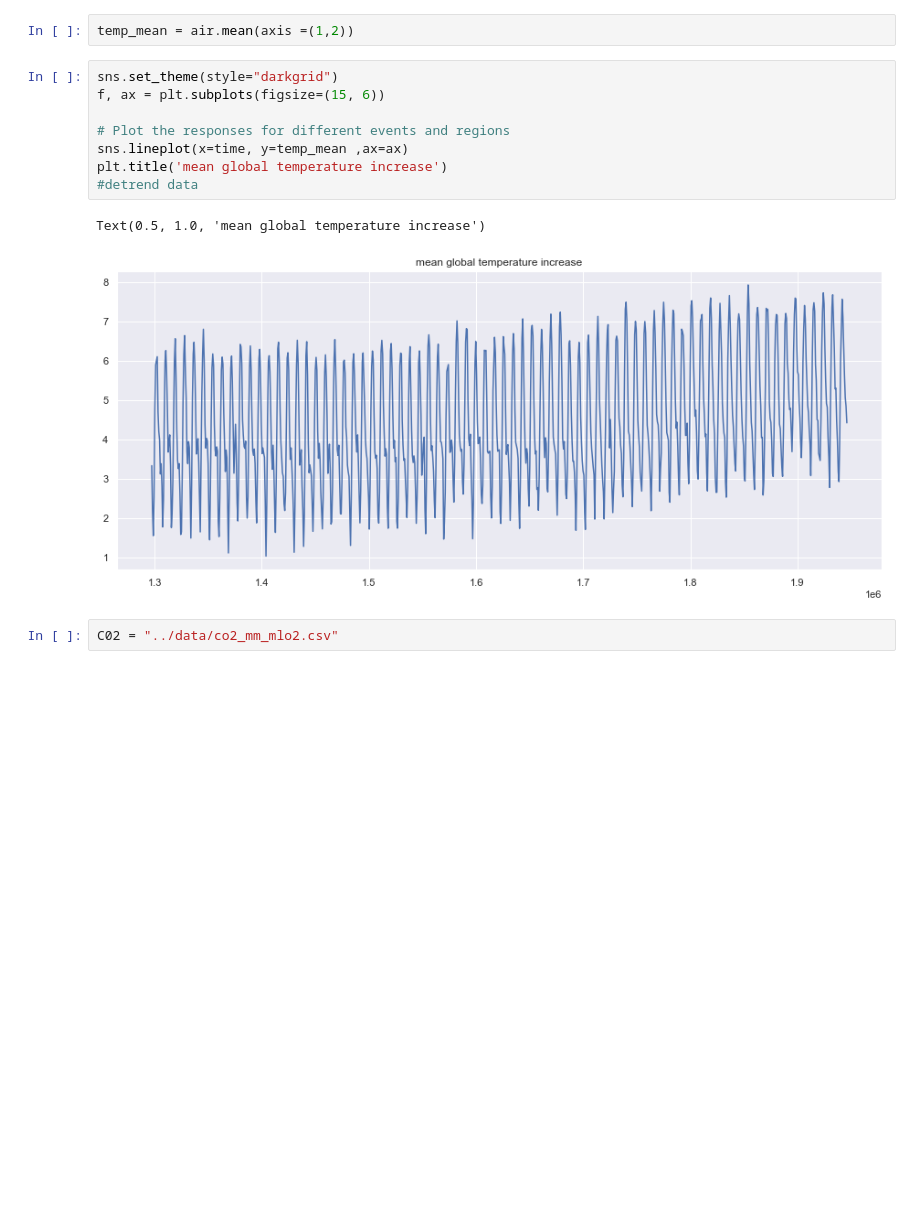
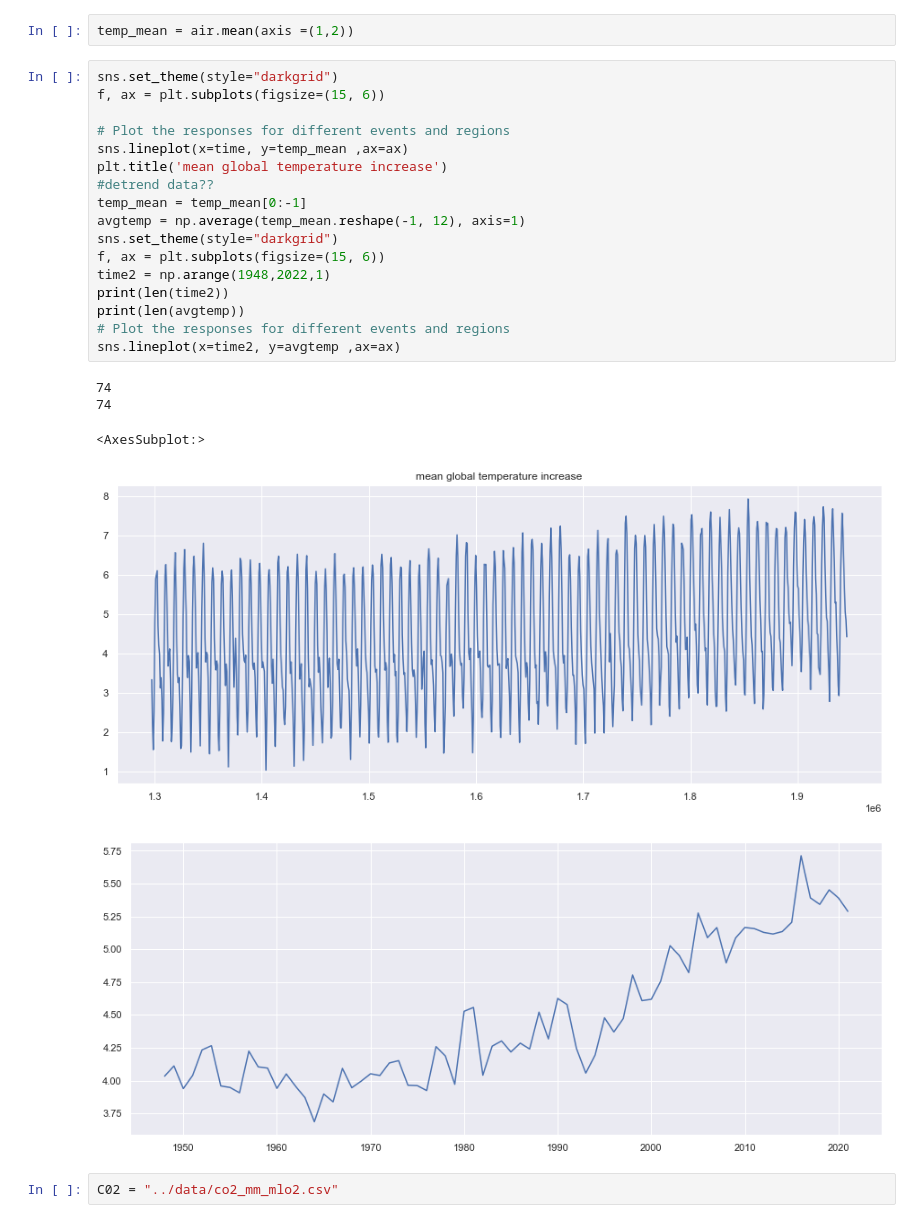
Before and after one commit to dafnep/ML-Climate-Final-Project-Template, a Jupyter notebook: src/data.ipynb, the cells around one changed output. Drawn from its saved outputs; the diff is of its cells as text; blank space fills up the shorter version.

```diff
--- a/src/data.ipynb
+++ b/src/data.ipynb
@@ -82,14 +100,26 @@ temp_mean = air.mean(axis =(1,2))
 # %%
 sns.set_theme(style="darkgrid")
 f, ax = plt.subplots(figsize=(15, 6))
 
 # Plot the responses for different events and regions
 sns.lineplot(x=time, y=temp_mean ,ax=ax)
 plt.title('mean global temperature increase')
-#detrend data
+#detrend data??
+temp_mean = temp_mean[0:-1]
+avgtemp = np.average(temp_mean.reshape(-1, 12), axis=1)
+sns.set_theme(style="darkgrid")
+f, ax = plt.subplots(figsize=(15, 6))
+time2 = np.arange(1948,2022,1)
+print(len(time2))
+print(len(avgtemp))
+# Plot the responses for different events and regions
+sns.lineplot(x=time2, y=avgtemp ,ax=ax)
 # %% [output]
-Text(0.5, 1.0, 'mean global temperature increase')
+74
+74
+<AxesSubplot:>
 [figure]
+[figure, added]
 # %%
 C02 = "../data/co2_mm_mlo2.csv"
 # %%
```
Also changed, not shown: parts of 10 cells of this notebook, 4 other files.
